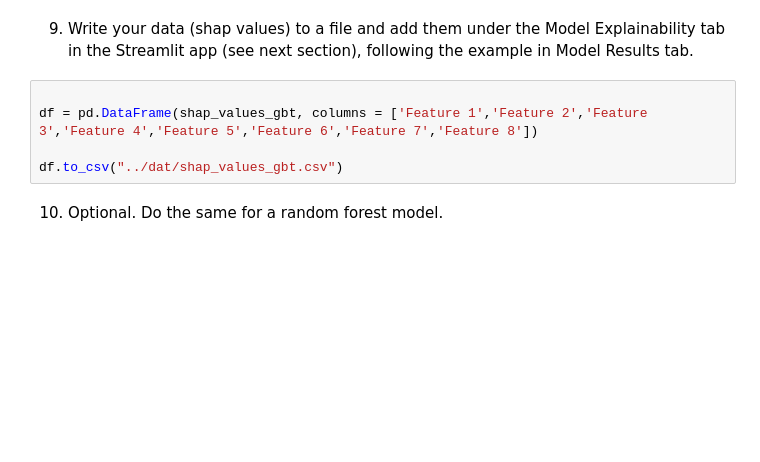
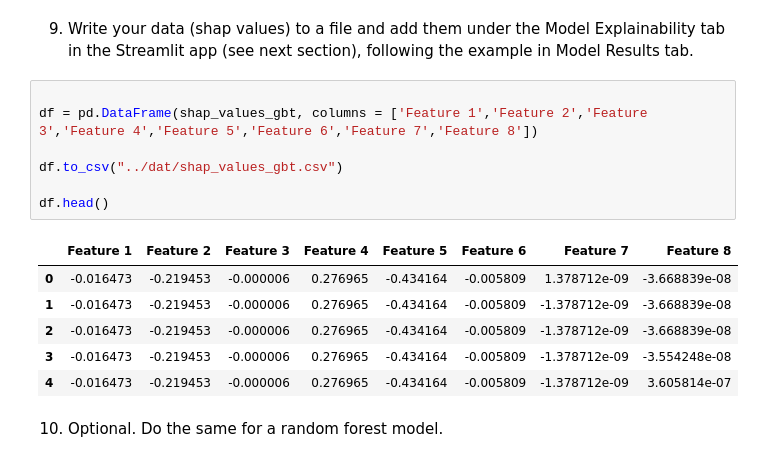
Before and after one commit to annrdyer/ann_repo, a Jupyter notebook: assignments/week-06-supervised-ml/nb/electronics-purchase-prediction.ipynb, the cells around one changed output. Drawn from its saved outputs; the diff is of its cells as text; blank space fills up the shorter version.

```diff
--- a/assignments/week-06-supervised-ml/nb/electronics-purchase-prediction.ipynb
+++ b/assignments/week-06-supervised-ml/nb/electronics-purchase-prediction.ipynb
@@ -519,8 +543,17 @@ No data for colormapping provided via 'c'. Parameters 'vmin', 'vmax' will be ign
 # %%
 
 df = pd.DataFrame(shap_values_gbt, columns = ['Feature 1','Feature 2','Feature 3','Feature 4','Feature 5','Feature 6','Feature 7','Feature 8'])
 
 df.to_csv("../dat/shap_values_gbt.csv")
+
+df.head()
+# %% [output]
+|  | Feature 1 | Feature 2 | Feature 3 | Feature 4 | Feature 5 | Feature 6 | Feature 7 | Feature 8 |
+| 0 | -0.016473 | -0.219453 | -0.000006 | 0.276965 | -0.434164 | -0.005809 | 1.378712e-09 | -3.668839e-08 |
+| 1 | -0.016473 | -0.219453 | -0.000006 | 0.276965 | -0.434164 | -0.005809 | -1.378712e-09 | -3.668839e-08 |
+| 2 | -0.016473 | -0.219453 | -0.000006 | 0.276965 | -0.434164 | -0.005809 | -1.378712e-09 | -3.668839e-08 |
+| 3 | -0.016473 | -0.219453 | -0.000006 | 0.276965 | -0.434164 | -0.005809 | -1.378712e-09 | -3.554248e-08 |
+| 4 | -0.016473 | -0.219453 | -0.000006 | 0.276965 | -0.434164 | -0.005809 | -1.378712e-09 | 3.605814e-07 |
 # %% [markdown]
 10. Optional. Do the same for a random forest model.
 # %% [markdown]
```
Also changed, not shown: parts of 23 cells of this notebook, 2 other files.
